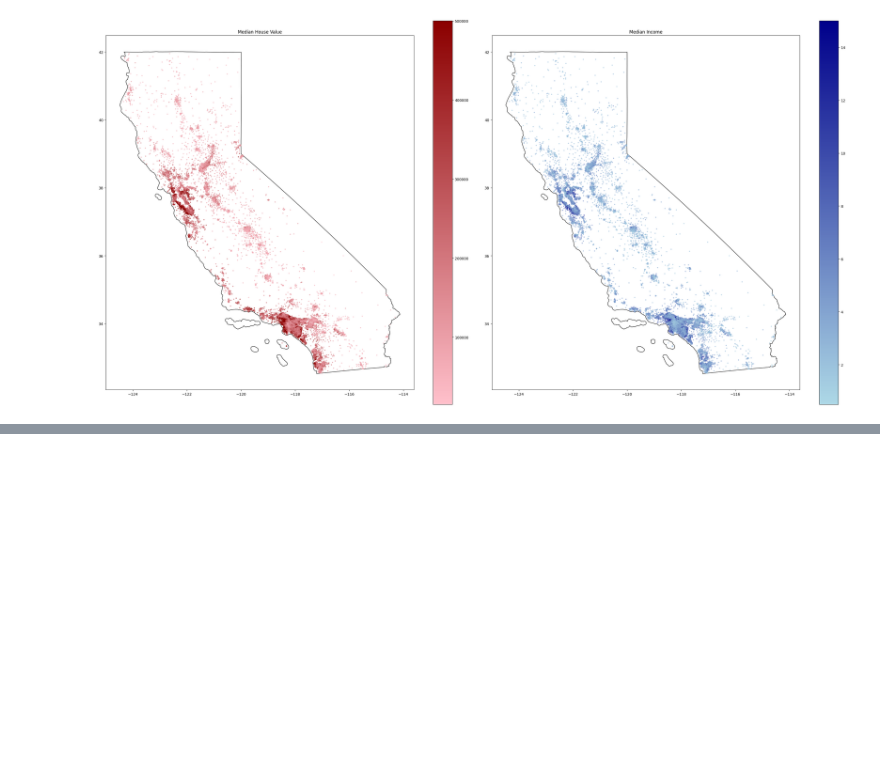
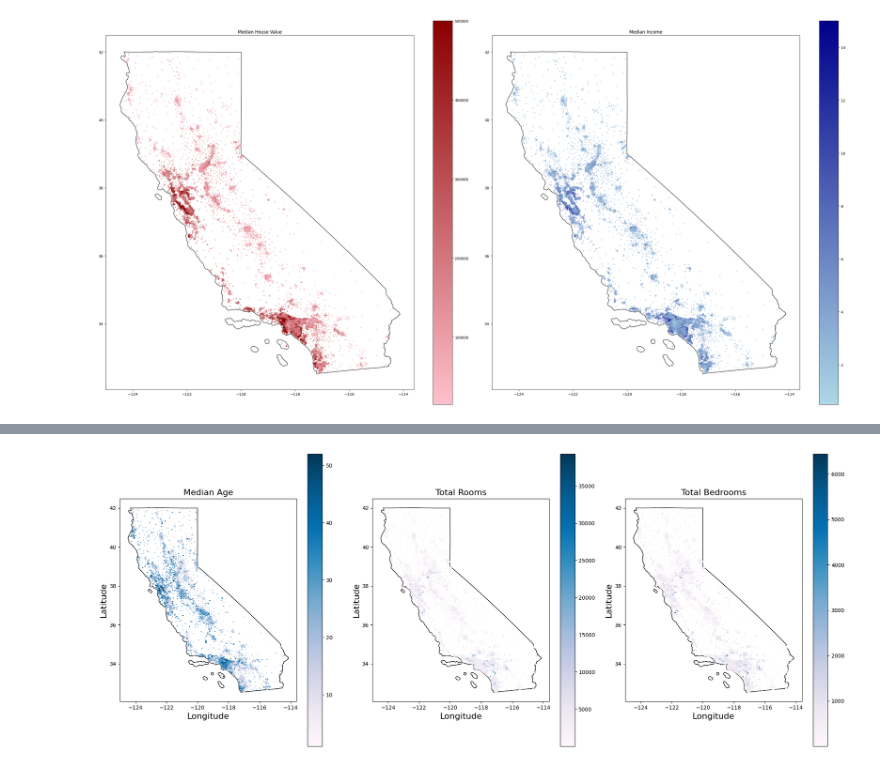
Before and after one commit to YG29/bachelorThesis, a Jupyter notebook: notebooks/data_visualize.ipynb, the cells around one changed output, grey strips where cells are left out. Drawn from its saved outputs; the diff is of its cells as text; code cells hidden in the pictures; blank space fills up the shorter version.

```diff
--- a/notebooks/data_visualize.ipynb
+++ b/notebooks/data_visualize.ipynb
@@ -72,0 +105,31 @@ plt.show()
+# %%
+# Create a figure and axes for three subplots
+fig, axes = plt.subplots(1, 3, figsize=(20, 8))
+
+# Plot Median Income
+base = california.plot(ax=axes[0], color='white', edgecolor='black')
+gdf.plot(ax=base, marker='o', column='Median_Age', cmap='PuBu', markersize=1, alpha=1, legend=True)
+axes[0].set_title('Median Age', fontsize=16)
+axes[0].set_xlabel('Longitude', fontsize=16)
+axes[0].set_ylabel('Latitude', fontsize=16)
+
+
+# Plot Households
+base = california.plot(ax=axes[1], color='white', edgecolor='black')
+gdf.plot(ax=base, marker='^', column='Tot_Rooms', cmap='PuBu', markersize=1, alpha=1, legend=True)
+axes[1].set_title('Total Rooms', fontsize=16)
+axes[1].set_xlabel('Longitude', fontsize=16)
+axes[1].set_ylabel('Latitude', fontsize=16)
+
+# Plot Population
+base = california.plot(ax=axes[2], color='white', edgecolor='black')
+gdf.plot(ax=base, marker='s', column='Tot_Bedrooms', cmap='PuBu', markersize=1, alpha=1, legend=True)
+axes[2].set_title('Total Bedrooms', fontsize=16)
+axes[2].set_xlabel('Longitude', fontsize=16)
+axes[2].set_ylabel('Latitude', fontsize=16)
+
+# Adjust layout to avoid overlap
+plt.tight_layout()
+plt.show()
+# %% [output]
+[figure, added]
```
Also changed, not shown: parts of 3 cells of this notebook, 13 other files.
